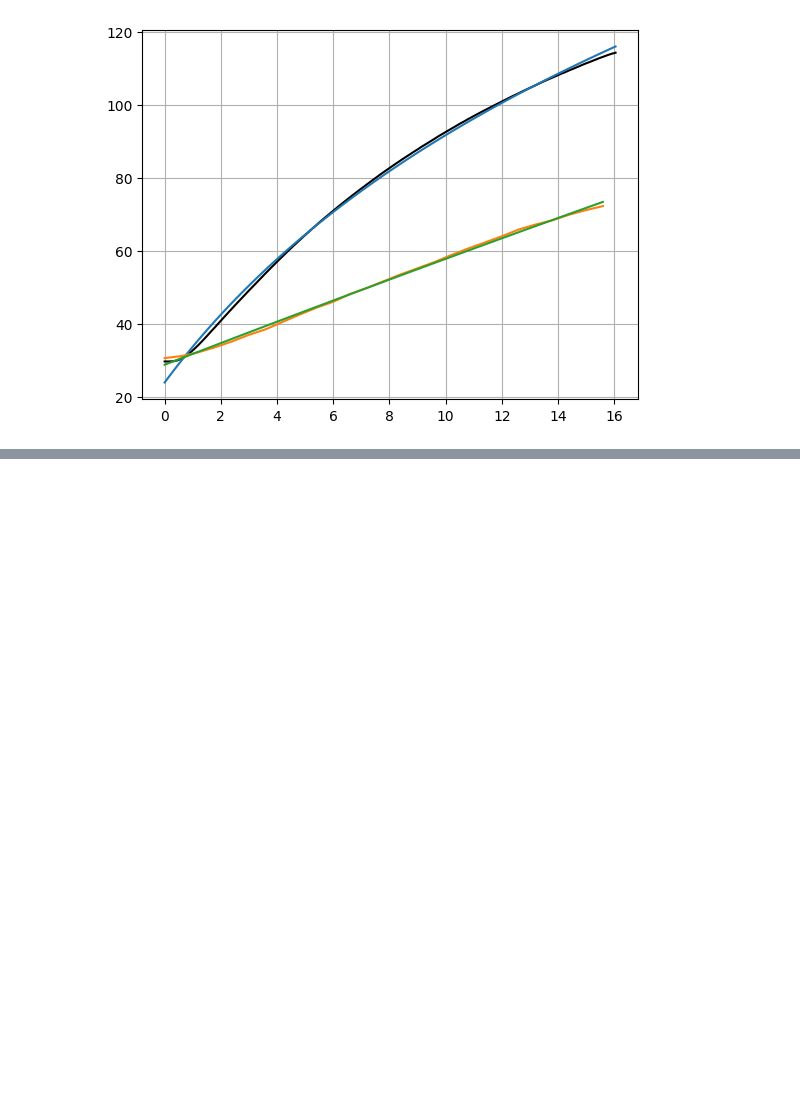
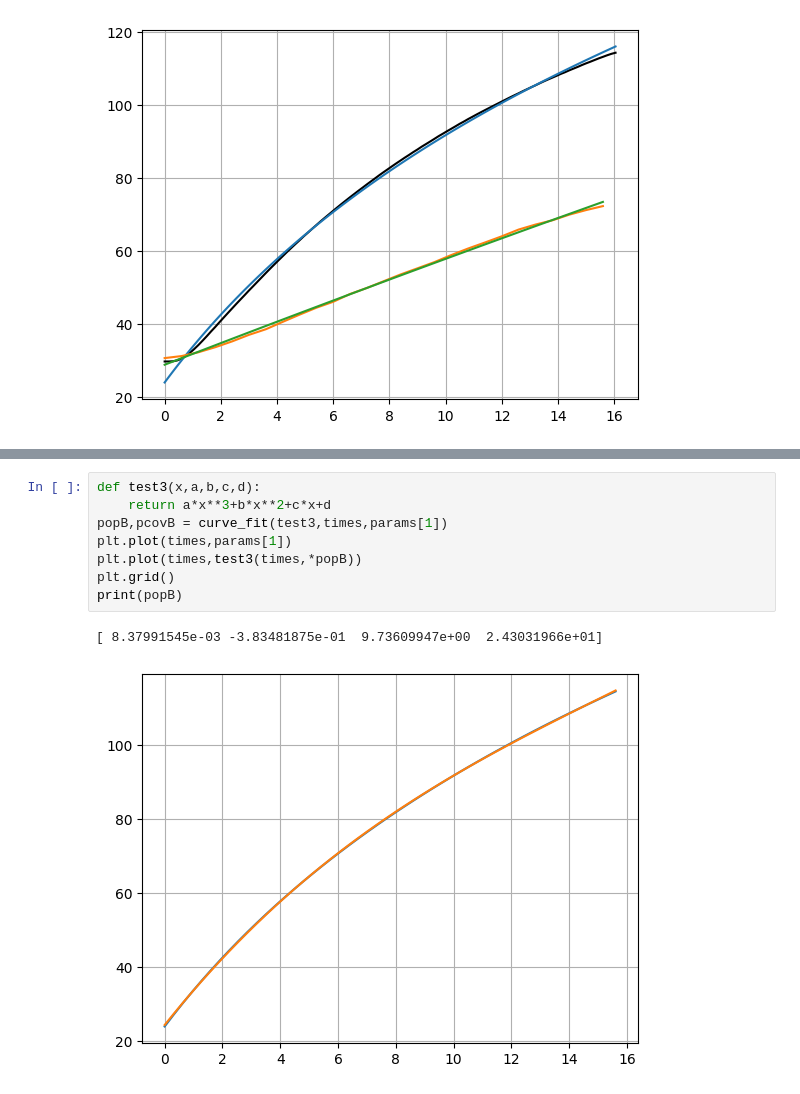
Before and after one commit to joshlwhitehead/work, a Jupyter notebook: analysis/heat/dataqstuff/modelV4/looseTC.ipynb, the cells around one changed output, grey strips where cells are left out. Saved outputs shown, nothing was run; the diff lists cells and outputs as text; blank space fills up the shorter version.

```diff
--- a/analysis/heat/dataqstuff/modelV4/looseTC.ipynb
+++ b/analysis/heat/dataqstuff/modelV4/looseTC.ipynb
@@ -95,0 +111,11 @@ for i in Tx:
+# %%
+def test3(x,a,b,c,d):
+    return a*x**3+b*x**2+c*x+d
+popB,pcovB = curve_fit(test3,times,params[1])
+plt.plot(times,params[1])
+plt.plot(times,test3(times,*popB))
+plt.grid()
+print(popB)
+# %% [output]
+[ 8.37991545e-03 -3.83481875e-01  9.73609947e+00  2.43031966e+01]
+[figure, added]
```
Also changed, not shown: parts of 3 cells of this notebook, 2 other files.
